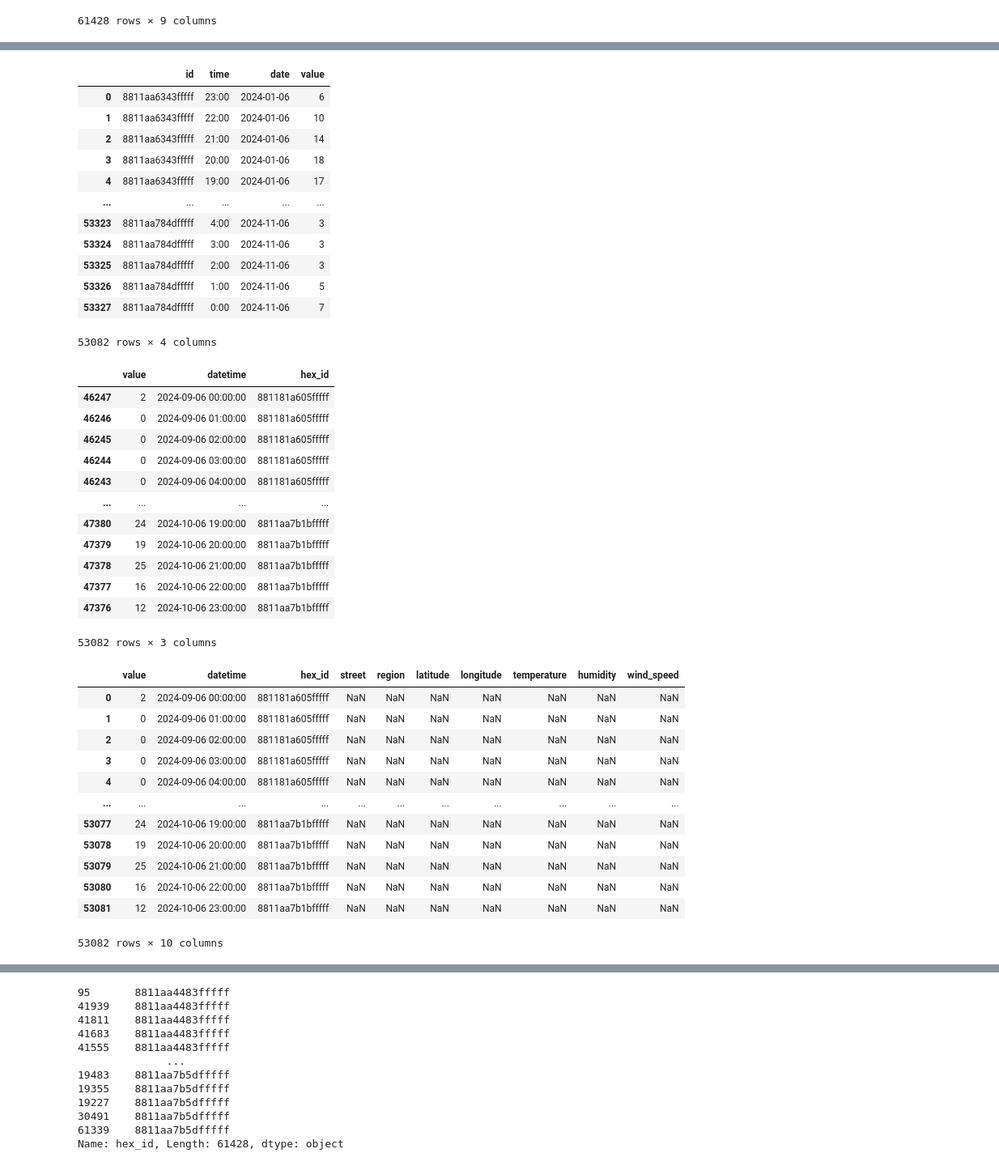
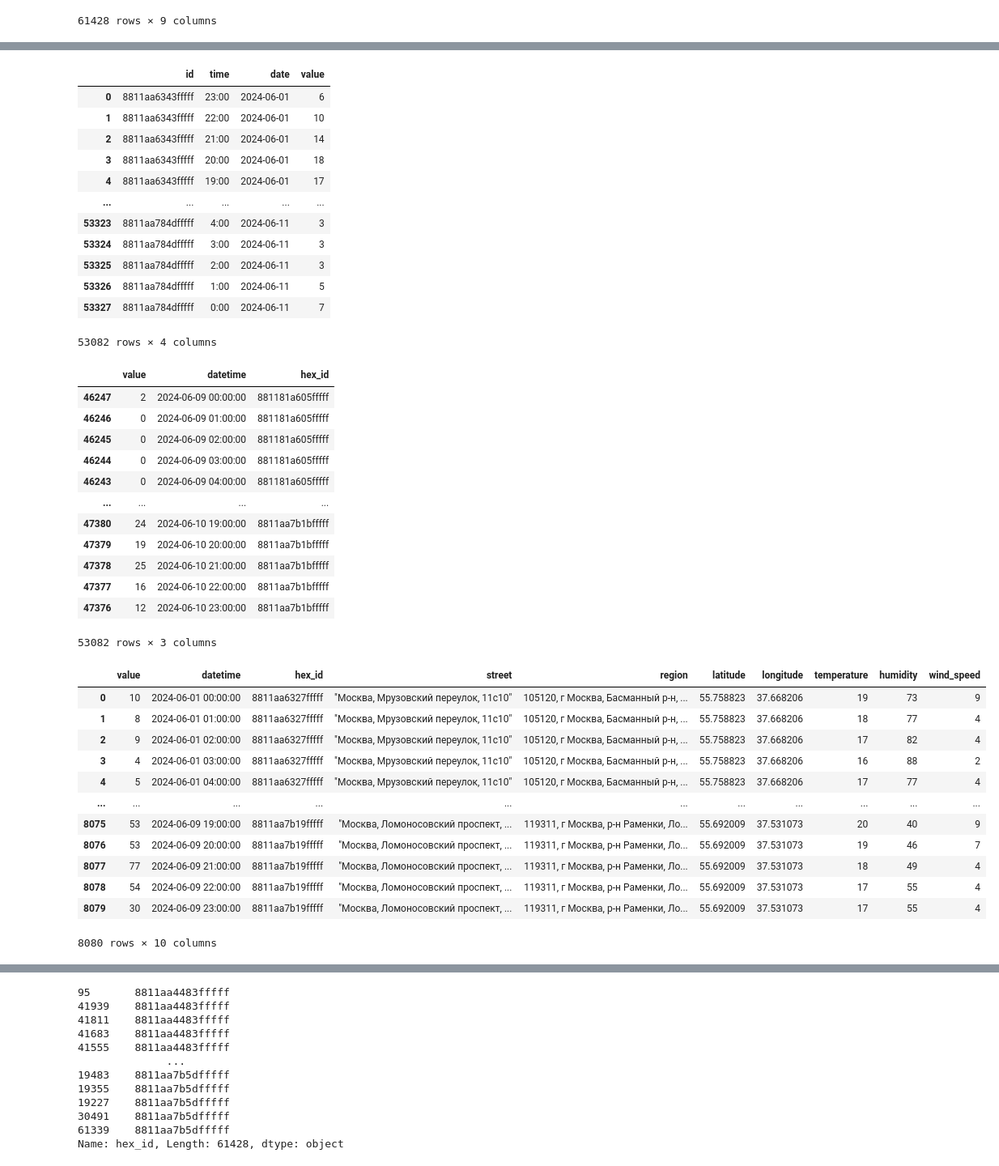
Before and after one commit to kudrmax/hse-datacamp, a Jupyter notebook: merge_tables.ipynb, the cells around one changed output, grey strips where cells are left out. Shown: that part at 81% size. Cells and saved outputs as stored; diff of their text form; code cells hidden in the pictures.

Commit message:
Fix day and month

```diff
--- a/merge_tables.ipynb
+++ b/merge_tables.ipynb
@@ -212,22 +247,21 @@ taxi_df = taxi_df[taxi_df['date'].astype(str).str.isnumeric()]
 # %%
 month = 6
 year = 2024
-taxi_df['date'] = taxi_df['date'].astype(str) + f'-{month}-{year}'
-taxi_df['date'] = pd.to_datetime(taxi_df['date'])
+taxi_df['date'] =  pd.to_datetime(taxi_df['date'].apply(lambda x: f'2024-06-{x}'))
 taxi_df
 # %% [output]
 |  | id | time | date | value |
-| 0 | 8811aa6343fffff | 23:00 | 2024-01-06 | 6 |
-| 1 | 8811aa6343fffff | 22:00 | 2024-01-06 | 10 |
-| 2 | 8811aa6343fffff | 21:00 | 2024-01-06 | 14 |
-| 3 | 8811aa6343fffff | 20:00 | 2024-01-06 | 18 |
-| 4 | 8811aa6343fffff | 19:00 | 2024-01-06 | 17 |
+| 0 | 8811aa6343fffff | 23:00 | 2024-06-01 | 6 |
+| 1 | 8811aa6343fffff | 22:00 | 2024-06-01 | 10 |
+| 2 | 8811aa6343fffff | 21:00 | 2024-06-01 | 14 |
+| 3 | 8811aa6343fffff | 20:00 | 2024-06-01 | 18 |
+| 4 | 8811aa6343fffff | 19:00 | 2024-06-01 | 17 |
 | ... | ... | ... | ... | ... |
-| 53323 | 8811aa784dfffff | 4:00 | 2024-11-06 | 3 |
-| 53324 | 8811aa784dfffff | 3:00 | 2024-11-06 | 3 |
-| 53325 | 8811aa784dfffff | 2:00 | 2024-11-06 | 3 |
-| 53326 | 8811aa784dfffff | 1:00 | 2024-11-06 | 5 |
-| 53327 | 8811aa784dfffff | 0:00 | 2024-11-06 | 7 |
+| 53323 | 8811aa784dfffff | 4:00 | 2024-06-11 | 3 |
+| 53324 | 8811aa784dfffff | 3:00 | 2024-06-11 | 3 |
+| 53325 | 8811aa784dfffff | 2:00 | 2024-06-11 | 3 |
+| 53326 | 8811aa784dfffff | 1:00 | 2024-06-11 | 5 |
+| 53327 | 8811aa784dfffff | 0:00 | 2024-06-11 | 7 |
 53082 rows × 4 columns
 # %%
 taxi_df['datetime'] = pd.to_datetime(taxi_df['date'].astype(str) + ' ' + taxi_df['time'].astype(str))
@@ -239,32 +273,32 @@ taxi_df.drop('date', axis=1, inplace=True)
 taxi_df
 # %% [output]
 |  | value | datetime | hex_id |
-| 46247 | 2 | 2024-09-06 00:00:00 | 881181a605fffff |
-| 46246 | 0 | 2024-09-06 01:00:00 | 881181a605fffff |
-| 46245 | 0 | 2024-09-06 02:00:00 | 881181a605fffff |
-| 46244 | 0 | 2024-09-06 03:00:00 | 881181a605fffff |
-| 46243 | 0 | 2024-09-06 04:00:00 | 881181a605fffff |
+| 46247 | 2 | 2024-06-09 00:00:00 | 881181a605fffff |
+| 46246 | 0 | 2024-06-09 01:00:00 | 881181a605fffff |
+| 46245 | 0 | 2024-06-09 02:00:00 | 881181a605fffff |
+| 46244 | 0 | 2024-06-09 03:00:00 | 881181a605fffff |
+| 46243 | 0 | 2024-06-09 04:00:00 | 881181a605fffff |
 | ... | ... | ... | ... |
-| 47380 | 24 | 2024-10-06 19:00:00 | 8811aa7b1bfffff |
-| 47379 | 19 | 2024-10-06 20:00:00 | 8811aa7b1bfffff |
-| 47378 | 25 | 2024-10-06 21:00:00 | 8811aa7b1bfffff |
-| 47377 | 16 | 2024-10-06 22:00:00 | 8811aa7b1bfffff |
-| 47376 | 12 | 2024-10-06 23:00:00 | 8811aa7b1bfffff |
+| 47380 | 24 | 2024-06-10 19:00:00 | 8811aa7b1bfffff |
+| 47379 | 19 | 2024-06-10 20:00:00 | 8811aa7b1bfffff |
+| 47378 | 25 | 2024-06-10 21:00:00 | 8811aa7b1bfffff |
+| 47377 | 16 | 2024-06-10 22:00:00 | 8811aa7b1bfffff |
+| 47376 | 12 | 2024-06-10 23:00:00 | 8811aa7b1bfffff |
 53082 rows × 3 columns
 # %%
-df = pd.merge(taxi_df, weather_df, on=['hex_id', 'datetime'], how='left')
+df = pd.merge(taxi_df, weather_df, on=['hex_id', 'datetime'], how='inner')
 df
 # %% [output]
 |  | value | datetime | hex_id | street | region | latitude | longitude | temperature | humidity | wind_speed |
-| 0 | 2 | 2024-09-06 00:00:00 | 881181a605fffff | NaN | NaN | NaN | NaN | NaN | NaN | NaN |
-| 1 | 0 | 2024-09-06 01:00:00 | 881181a605fffff | NaN | NaN | NaN | NaN | NaN | NaN | NaN |
-| 2 | 0 | 2024-09-06 02:00:00 | 881181a605fffff | NaN | NaN | NaN | NaN | NaN | NaN | NaN |
-| 3 | 0 | 2024-09-06 03:00:00 | 881181a605fffff | NaN | NaN | NaN | NaN | NaN | NaN | NaN |
-| 4 | 0 | 2024-09-06 04:00:00 | 881181a605fffff | NaN | NaN | NaN | NaN | NaN | NaN | NaN |
+| 0 | 10 | 2024-06-01 00:00:00 | 8811aa6327fffff | "Москва, Мрузовский переулок, 11с10" | 105120, г Москва, Басманный р-н, ... | 55.758823 | 37.668206 | 19 | 73 | 9 |
+| 1 | 8 | 2024-06-01 01:00:00 | 8811aa6327fffff | "Москва, Мрузовский переулок, 11с10" | 105120, г Москва, Басманный р-н, ... | 55.758823 | 37.668206 | 18 | 77 | 4 |
+| 2 | 9 | 2024-06-01 02:00:00 | 8811aa6327fffff | "Москва, Мрузовский переулок, 11с10" | 105120, г Москва, Басманный р-н, ... | 55.758823 | 37.668206 | 17 | 82 | 4 |
+| 3 | 4 | 2024-06-01 03:00:00 | 8811aa6327fffff | "Москва, Мрузовский переулок, 11с10" | 105120, г Москва, Басманный р-н, ... | 55.758823 | 37.668206 | 16 | 88 | 2 |
+| 4 | 5 | 2024-06-01 04:00:00 | 8811aa6327fffff | "Москва, Мрузовский переулок, 11с10" | 105120, г Москва, Басманный р-н, ... | 55.758823 | 37.668206 | 17 | 77 | 4 |
 | ... | ... | ... | ... | ... | ... | ... | ... | ... | ... | ... |
-| 53077 | 24 | 2024-10-06 19:00:00 | 8811aa7b1bfffff | NaN | NaN | NaN | NaN | NaN | NaN | NaN |
-| 53078 | 19 | 2024-10-06 20:00:00 | 8811aa7b1bfffff | NaN | NaN | NaN | NaN | NaN | NaN | NaN |
-| 53079 | 25 | 2024-10-06 21:00:00 | 8811aa7b1bfffff | NaN | NaN | NaN | NaN | NaN | NaN | NaN |
-| 53080 | 16 | 2024-10-06 22:00:00 | 8811aa7b1bfffff | NaN | NaN | NaN | NaN | NaN | NaN | NaN |
-| 53081 | 12 | 2024-10-06 23:00:00 | 8811aa7b1bfffff | NaN | NaN | NaN | NaN | NaN | NaN | NaN |
+| 8075 | 53 | 2024-06-09 19:00:00 | 8811aa7b19fffff | "Москва, Ломоносовский проспект, ... | 119311, г Москва, р-н Раменки, Ло... | 55.692009 | 37.531073 | 20 | 40 | 9 |
+| 8076 | 53 | 2024-06-09 20:00:00 | 8811aa7b19fffff | "Москва, Ломоносовский проспект, ... | 119311, г Москва, р-н Раменки, Ло... | 55.692009 | 37.531073 | 19 | 46 | 7 |
+| 8077 | 77 | 2024-06-09 21:00:00 | 8811aa7b19fffff | "Москва, Ломоносовский проспект, ... | 119311, г Москва, р-н Раменки, Ло... | 55.692009 | 37.531073 | 18 | 49 | 4 |
+| 8078 | 54 | 2024-06-09 22:00:00 | 8811aa7b19fffff | "Москва, Ломоносовский проспект, ... | 119311, г Москва, р-н Раменки, Ло... | 55.692009 | 37.531073 | 17 | 55 | 4 |
+| 8079 | 30 | 2024-06-09 23:00:00 | 8811aa7b19fffff | "Москва, Ломоносовский проспект, ... | 119311, г Москва, р-н Раменки, Ло... | 55.692009 | 37.531073 | 17 | 55 | 4 |
-53082 rows × 10 columns
+8080 rows × 10 columns
```
Also changed, not shown: parts of 13 cells of this notebook.
